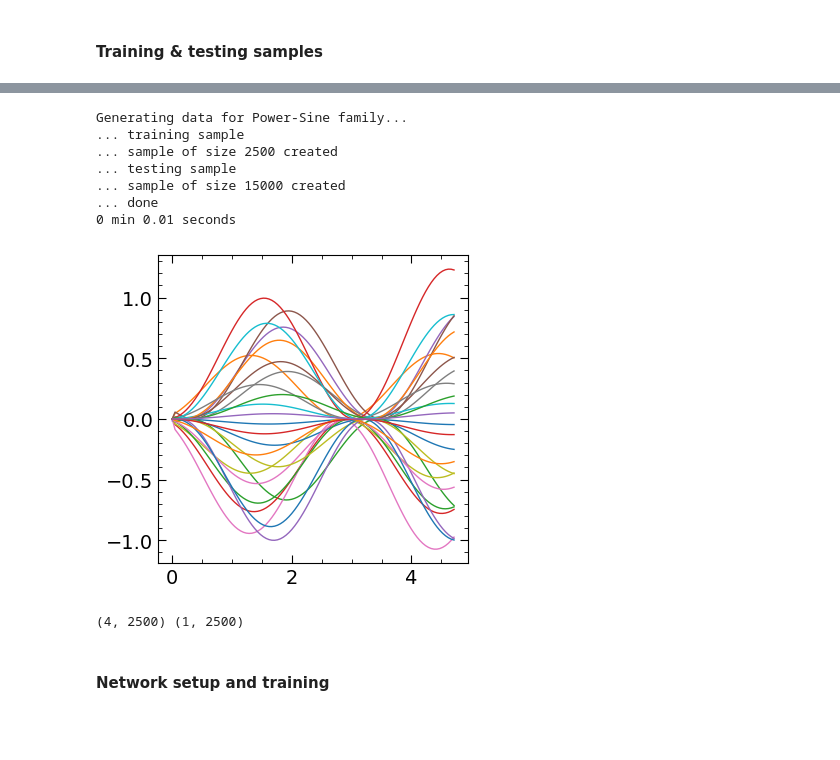
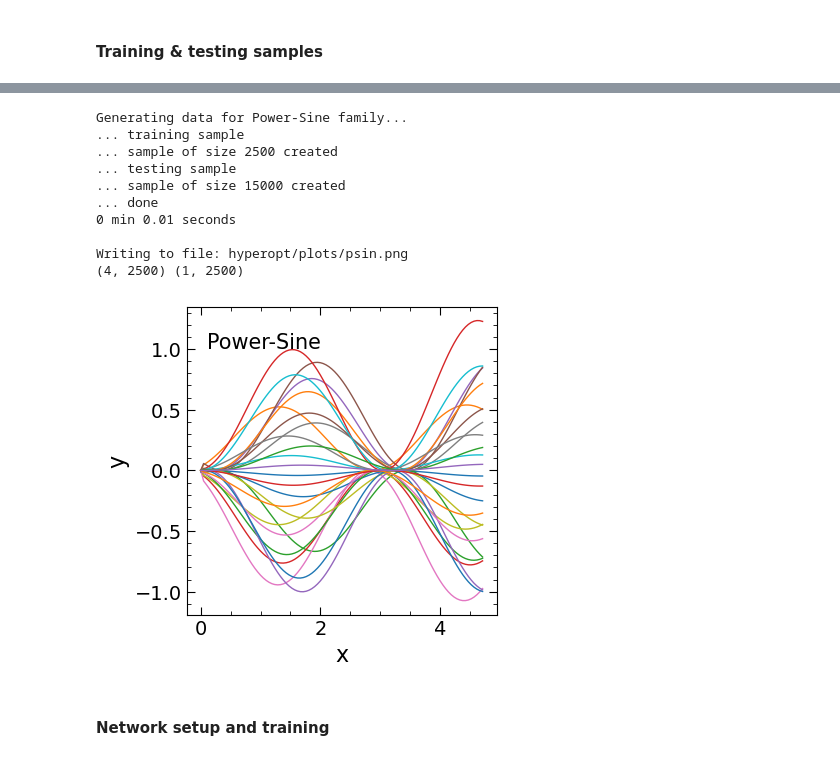
Before and after one commit to a-paranjape/mlfundas, a Jupyter notebook: examples/HyperOpt_Example.ipynb, the cells around one changed output, grey strips where cells are left out. Drawn from its saved outputs; the diff is of its cells as text; code cells hidden in the pictures; blank space fills up the shorter version.

```diff
--- a/examples/HyperOpt_Example.ipynb
+++ b/examples/HyperOpt_Example.ipynb
@@ -201,36 +201,43 @@ n_test = n_lhc_test*n_x_test
 
 X_test = np.zeros((n_test,n_params+1)) # features = {params},x; X will be transposed later
 Y_test = np.zeros((1,n_test))
 
 for n in range(n_lhc_test):
     sl = np.s_[n*n_x_test:(n+1)*n_x_test]
     for p in range(n_params):
         X_test[sl,p] = params_test[n,p]
     X_test[sl,-1] = xtest
     Y_test[0,sl] = example_func(xtest,params_test[n])
 
 X_test = X_test.T
 print('... sample of size {0:d} created'.format(n_test))
 print('... done')
 ut.time_this(start_time)
 
 plt.figure(figsize=(4,4))
+plt.xlabel('x')
+plt.ylabel('y')
 for n in range(n_lhc_train):
     sl = np.s_[n*n_x_train:(n+1)*n_x_train]
     plt.plot(xtrain,Y_train[0,sl],lw=1)
+plt.text(0.1 if Ftype=='psin' else -2.4,1.0,Example_Text,fontsize=FS2)
 plt.minorticks_on()
-plt.show()
+filename = Plot_Stem + '/' + Ftype + '.png'
+print('Writing to file:',filename)
+plt.savefig(filename,bbox_inches='tight')
 print(X_train.shape,Y_train.shape)
 # %% [output]
 Generating data for Power-Sine family...
 ... training sample
 ... sample of size 2500 created
 ... testing sample
 ... sample of size 15000 created
 ... done
 0 min 0.01 seconds
+
+Writing to file: hyperopt/plots/psin.png
+(4, 2500) (1, 2500)
-[figure, old version]
+[figure, new version]
-(4, 2500) (1, 2500)
 # %% [markdown]
 #### Network setup and training
 # %%
```
Also changed, not shown: parts of 10 cells of this notebook.
